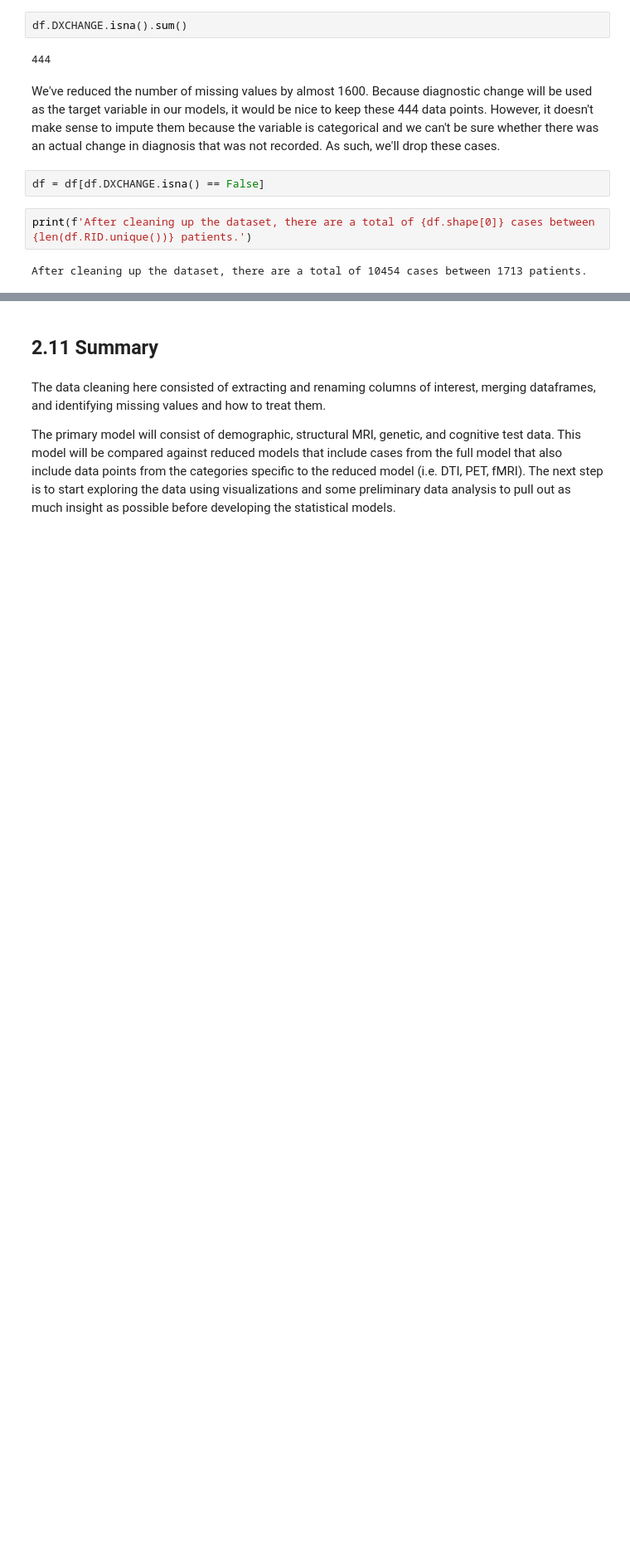
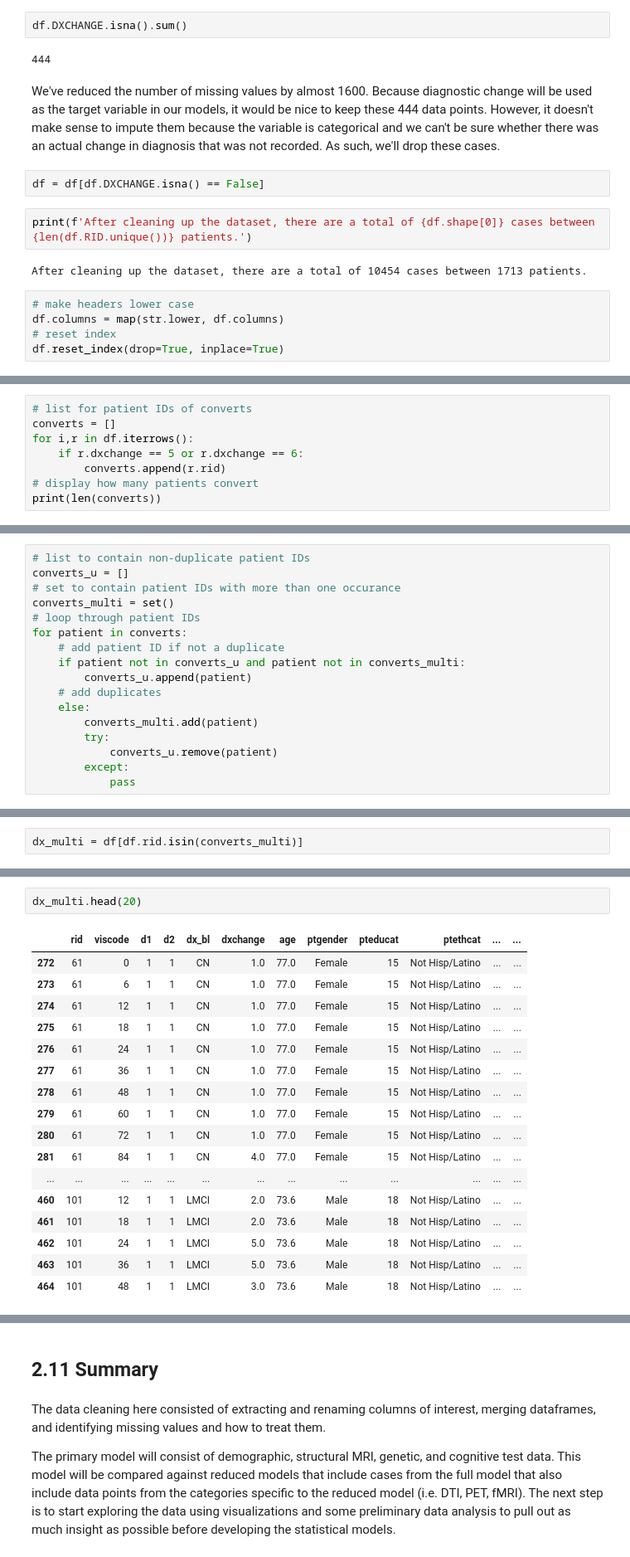
Before and after one commit to keshavkrishnagangwar/springboard_data_science, a Jupyter notebook: capstone_1_mri/data_cleaning.ipynb, the cells around one changed output, grey strips where cells are left out. Shown at 83% size. Saved outputs shown, nothing was run; the diff lists cells and outputs as text; blank space fills up the shorter version.

```diff
--- a/capstone_1_mri/data_cleaning.ipynb
+++ b/capstone_1_mri/data_cleaning.ipynb
@@ -874,3 +876,8 @@ df = df[df.DXCHANGE.isna() == False]
 print(f'After cleaning up the dataset, there are a total of {df.shape[0]} cases between {len(df.RID.unique())} patients.')
 # %% [output]
 After cleaning up the dataset, there are a total of 10454 cases between 1713 patients.
+# %%
+# make headers lower case
+df.columns = map(str.lower, df.columns)
+# reset index
+df.reset_index(drop=True, inplace=True)
@@ -876,0 +904,8 @@ After cleaning up the dataset, there are a total of 10454 cases between 1713 pat
+# %%
+# list for patient IDs of converts
+converts = []
+for i,r in df.iterrows():
+    if r.dxchange == 5 or r.dxchange == 6:
+        converts.append(r.rid)
+# display how many patients convert
+print(len(converts))
@@ -876,0 +927,17 @@ After cleaning up the dataset, there are a total of 10454 cases between 1713 pat
+# %%
+# list to contain non-duplicate patient IDs
+converts_u = []
+# set to contain patient IDs with more than one occurance
+converts_multi = set()
+# loop through patient IDs
+for patient in converts:
+    # add patient ID if not a duplicate
+    if patient not in converts_u and patient not in converts_multi:
+        converts_u.append(patient)
+    # add duplicates
+    else:
+        converts_multi.add(patient)
+        try:
+            converts_u.remove(patient)
+        except:
+            pass
@@ -876,0 +950,2 @@ After cleaning up the dataset, there are a total of 10454 cases between 1713 pat
+# %%
+dx_multi = df[df.rid.isin(converts_multi)]
@@ -876,0 +964,20 @@ After cleaning up the dataset, there are a total of 10454 cases between 1713 pat
+# %%
+dx_multi.head(20)
+# %% [output]
+|  | rid | viscode | d1 | d2 | dx_bl | dxchange | age | ptgender | pteducat | ptethcat | ... | ... |
+| 272 | 61 | 0 | 1 | 1 | CN | 1.0 | 77.0 | Female | 15 | Not Hisp/Latino | ... | ... |
+| 273 | 61 | 6 | 1 | 1 | CN | 1.0 | 77.0 | Female | 15 | Not Hisp/Latino | ... | ... |
+| 274 | 61 | 12 | 1 | 1 | CN | 1.0 | 77.0 | Female | 15 | Not Hisp/Latino | ... | ... |
+| 275 | 61 | 18 | 1 | 1 | CN | 1.0 | 77.0 | Female | 15 | Not Hisp/Latino | ... | ... |
+| 276 | 61 | 24 | 1 | 1 | CN | 1.0 | 77.0 | Female | 15 | Not Hisp/Latino | ... | ... |
+| 277 | 61 | 36 | 1 | 1 | CN | 1.0 | 77.0 | Female | 15 | Not Hisp/Latino | ... | ... |
+| 278 | 61 | 48 | 1 | 1 | CN | 1.0 | 77.0 | Female | 15 | Not Hisp/Latino | ... | ... |
+| 279 | 61 | 60 | 1 | 1 | CN | 1.0 | 77.0 | Female | 15 | Not Hisp/Latino | ... | ... |
+| 280 | 61 | 72 | 1 | 1 | CN | 1.0 | 77.0 | Female | 15 | Not Hisp/Latino | ... | ... |
+| 281 | 61 | 84 | 1 | 1 | CN | 4.0 | 77.0 | Female | 15 | Not Hisp/Latino | ... | ... |
+| ... | ... | ... | ... | ... | ... | ... | ... | ... | ... | ... | ... | ... |
+| 460 | 101 | 12 | 1 | 1 | LMCI | 2.0 | 73.6 | Male | 18 | Not Hisp/Latino | ... | ... |
+| 461 | 101 | 18 | 1 | 1 | LMCI | 2.0 | 73.6 | Male | 18 | Not Hisp/Latino | ... | ... |
+| 462 | 101 | 24 | 1 | 1 | LMCI | 5.0 | 73.6 | Male | 18 | Not Hisp/Latino | ... | ... |
+| 463 | 101 | 36 | 1 | 1 | LMCI | 5.0 | 73.6 | Male | 18 | Not Hisp/Latino | ... | ... |
+| 464 | 101 | 48 | 1 | 1 | LMCI | 3.0 | 73.6 | Male | 18 | Not Hisp/Latino | ... | ... |
```
Also changed, not shown: parts of 64 cells of this notebook.
